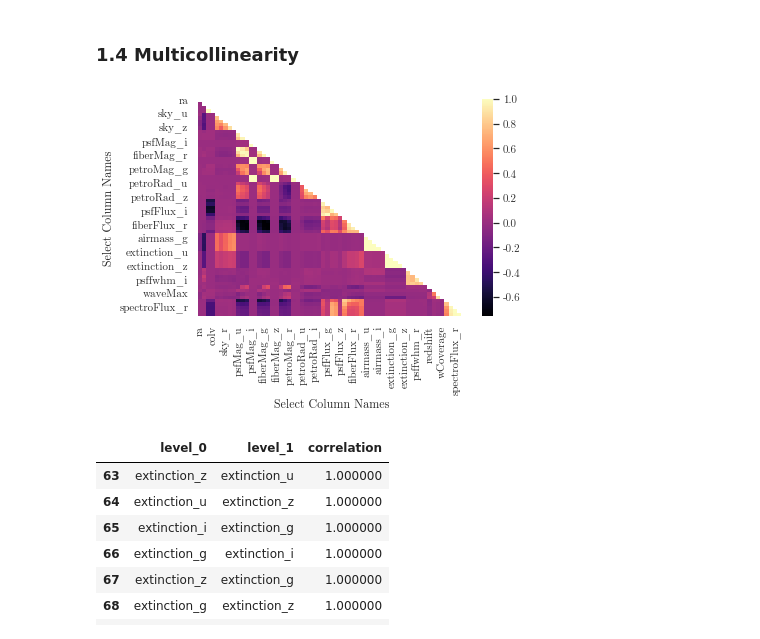
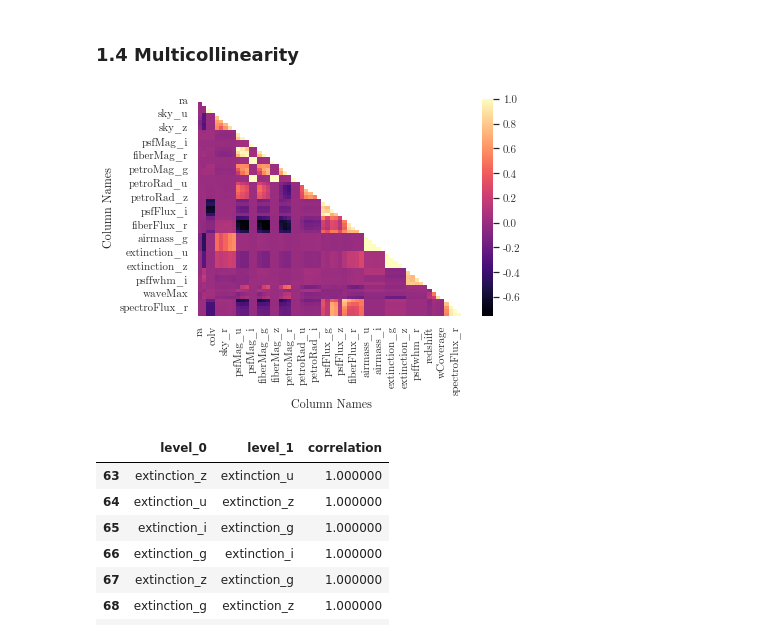
Before and after one commit to rapsoj/sml-practical, a Jupyter notebook: 1-DataExploration.ipynb, the cells around one changed output. Cells and saved outputs as stored; diff of their text form; code cells hidden in the pictures.

```diff
--- a/1-DataExploration.ipynb
+++ b/1-DataExploration.ipynb
@@ -167,18 +167,18 @@ len(list(set(rows_outlier) - set(rows_missing)))
 # %%
 # Plot correlation matrix
 mask = np.triu(np.ones_like(df.corr()))
 ax = sns.heatmap(df.corr(), mask=mask, cmap="magma")
 ax.set(title = "",
-       ylabel = "Select Column Names", xlabel = "Select Column Names")
+       ylabel = "Column Names", xlabel = "Column Names")
 sns.set(font="CMU Serif", style="whitegrid")
 sns.despine(left=True, bottom=True)
 ax
 
 # Export plot
 fig = ax.get_figure()
 fig.savefig("correlation.png", dpi=800, bbox_inches="tight")
 # %% [output]
-[figure, old version]
+[figure, new version]
 # %%
 # Get list of top correlated columns
 top_corr = df.corr().abs().unstack().sort_values(kind="quicksort", ascending=False)
```
Also changed, not shown: 1 other file.
